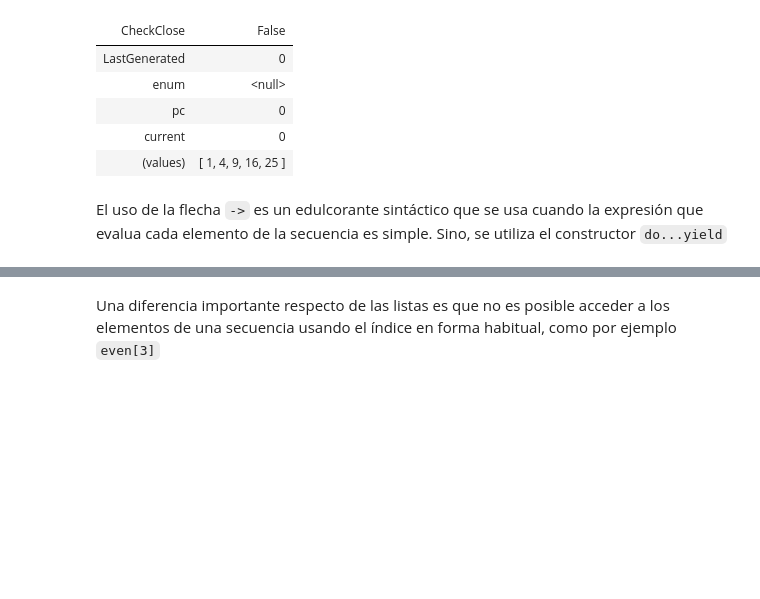
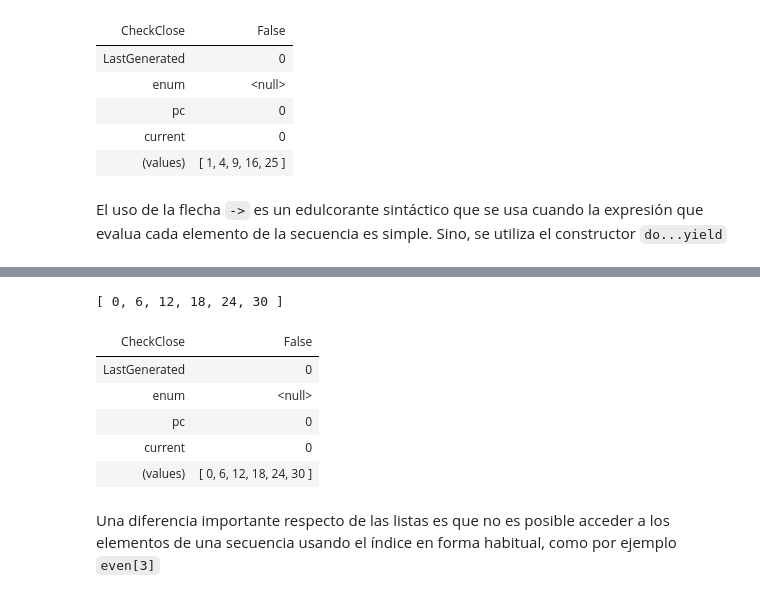
Before and after one commit to fcolavecchia/fp-course-public, a Jupyter notebook: es/60_YetAnotherTakeOnCollections.ipynb, the cells around one changed output, grey strips where cells are left out. Saved outputs shown, nothing was run; the diff lists cells and outputs as text; code cells hidden in the pictures; blank space fills up the shorter version.

```diff
--- a/es/60_YetAnotherTakeOnCollections.ipynb
+++ b/es/60_YetAnotherTakeOnCollections.ipynb
@@ -31,8 +25,10 @@ sq
 # %% [markdown]
 El uso de la flecha `->` es un edulcorante sintáctico que se usa cuando la expresión que evalua cada elemento de la secuencia es simple. Sino, se utiliza el constructor `do...yield`
 # %%
-let even = seq {for x in 0..3..30 do
+let even = seq {
+                for x in 0..3..30 do
                 if (x % 2 = 0) then
-                    yield x}
+                    yield x
+                }
 even
 # %% [output]
@@ -40,3 +35,10 @@ even
+[ 0, 6, 12, 18, 24, 30 ]
+| CheckClose | False |
+| LastGenerated | 0 |
+| enum | <null> |
+| pc | 0 |
+| current | 0 |
+| (values) | [ 0, 6, 12, 18, 24, 30 ] |
 # %% [markdown]
 Una diferencia importante respecto de las listas es que no es posible acceder a los elementos de una secuencia usando el índice en forma habitual, como por ejemplo `even[3]`
 # %%
```
Also changed, not shown: parts of 12 cells of this notebook, 1 other file.
